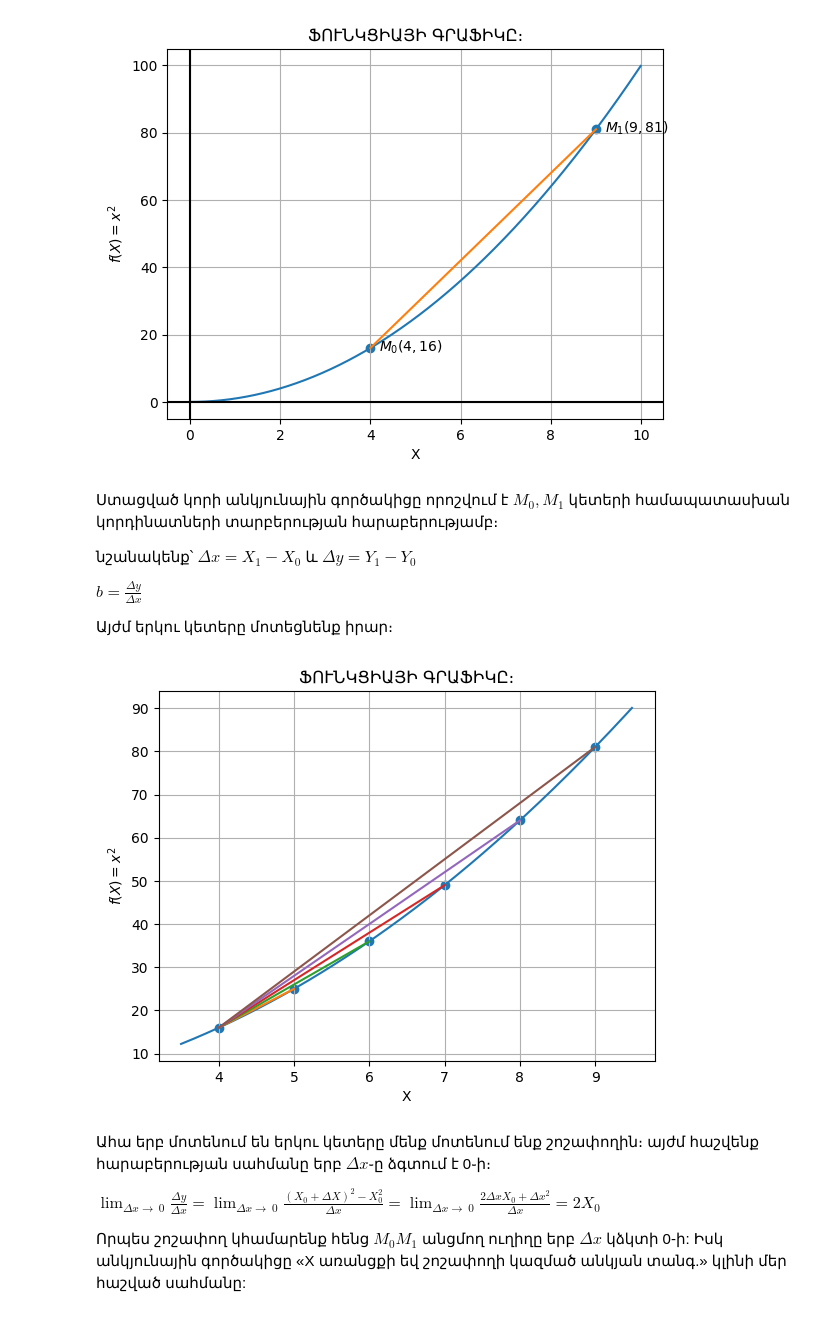
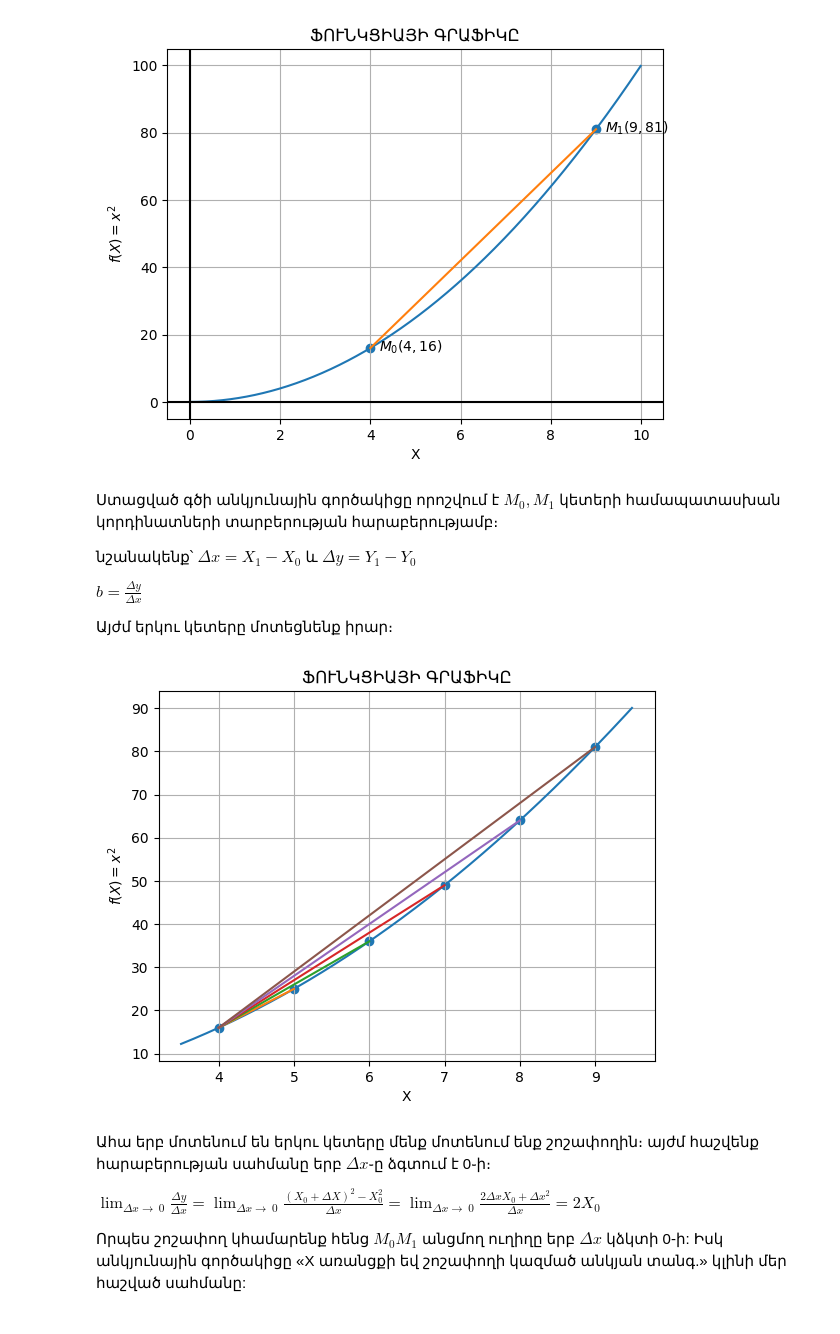
Before and after one commit to Varlusin/math_analiz, a Jupyter notebook: derivative.ipynb, the cells around one changed output. Saved outputs shown, nothing was run; the diff lists cells and outputs as text; code cells hidden in the pictures.

```diff
--- a/derivative.ipynb
+++ b/derivative.ipynb
@@ -49,7 +49,7 @@ plt.grid(True)
 # %% [output]
 [figure]
 # %% [markdown]
-Ստացված կորի անկյունային գործակիցը որոշվում է ${M_0 , M_1}$ կետերի համապատասխան կորդինատների տարբերության հարաբերությամբ։
+Ստացված գծի անկյունային գործակիցը որոշվում է ${M_0 , M_1}$ կետերի համապատասխան կորդինատների տարբերության հարաբերությամբ։
 
 նշանակենք՝ ${Δx=X_1-X_0}$ և ${Δy=Y_1-Y_0}$
 
@@ -59,18 +59,18 @@ ${b= \frac{Δy}{Δx}}$
 # %%
 x=np.arange(3.5,9.5, 0.01)
 y=x**2
 plt.plot(x,y)
 x_m= np.array([4,5,6,7,8,9])
 y_m = x_m**2
 plt.xlabel("X")
 plt.ylabel("$f(X)={x^2}$")
-plt.title("ՖՈՒՆԿՑԻԱՅԻ ԳՐԱՖԻԿԸ։")
+plt.title("ՖՈՒՆԿՑԻԱՅԻ ԳՐԱՖԻԿԸ")
 plt.scatter(x_m,y_m)
 for i in range(1,6,1):
   plt.plot([4,x_m[i]], [16, y_m[i]])
 plt.grid(True)
 # %% [output]
-[figure, old version]
+[figure, new version]
 # %% [markdown]
 Ահա երբ մոտենում են երկու կետերը մենք մոտենում ենք շոշափողին։ այժմ հաշվենք հարաբերության սահմանը երբ $Δx$֊ը ձգտում է 0֊ի։
 
```
Also changed, not shown: parts of 8 cells of this notebook.
